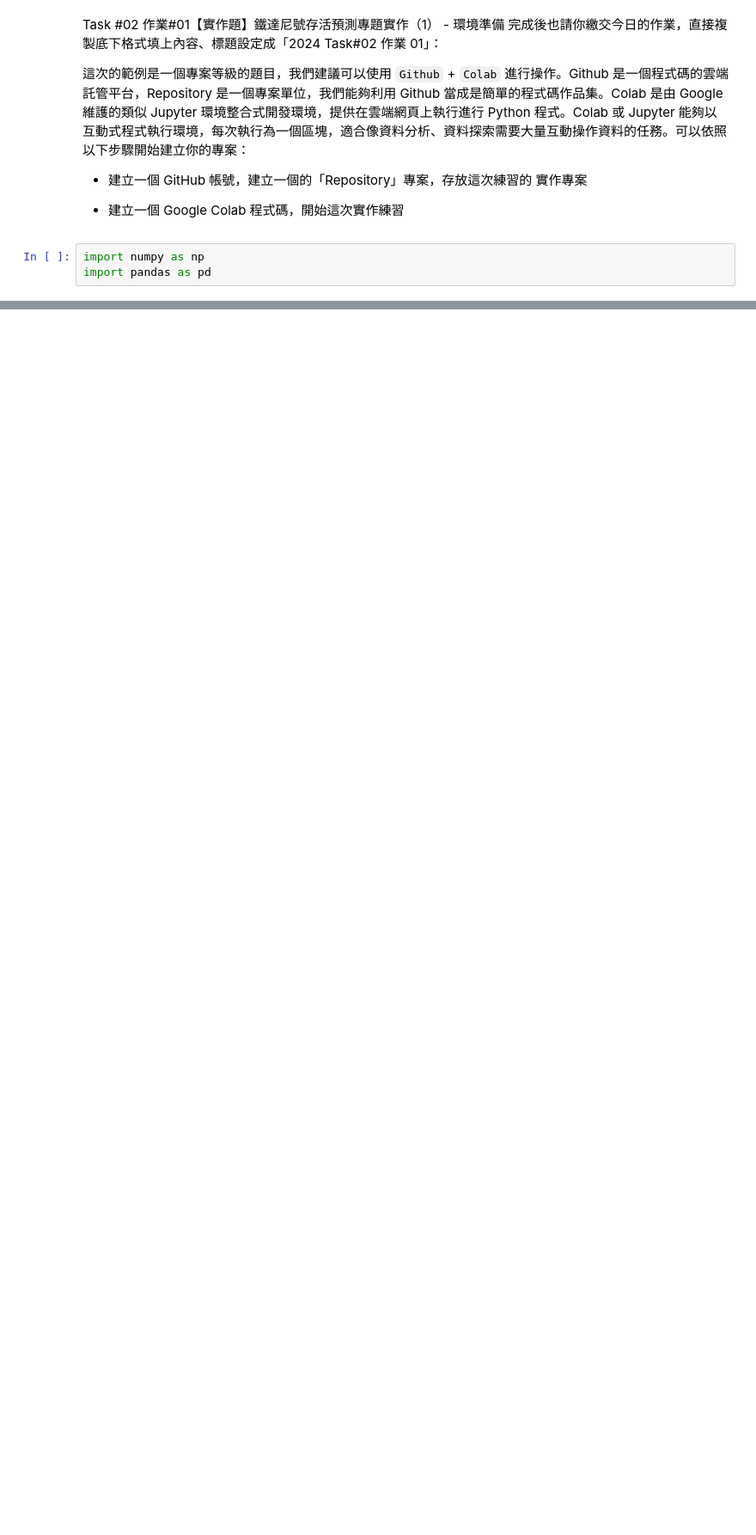
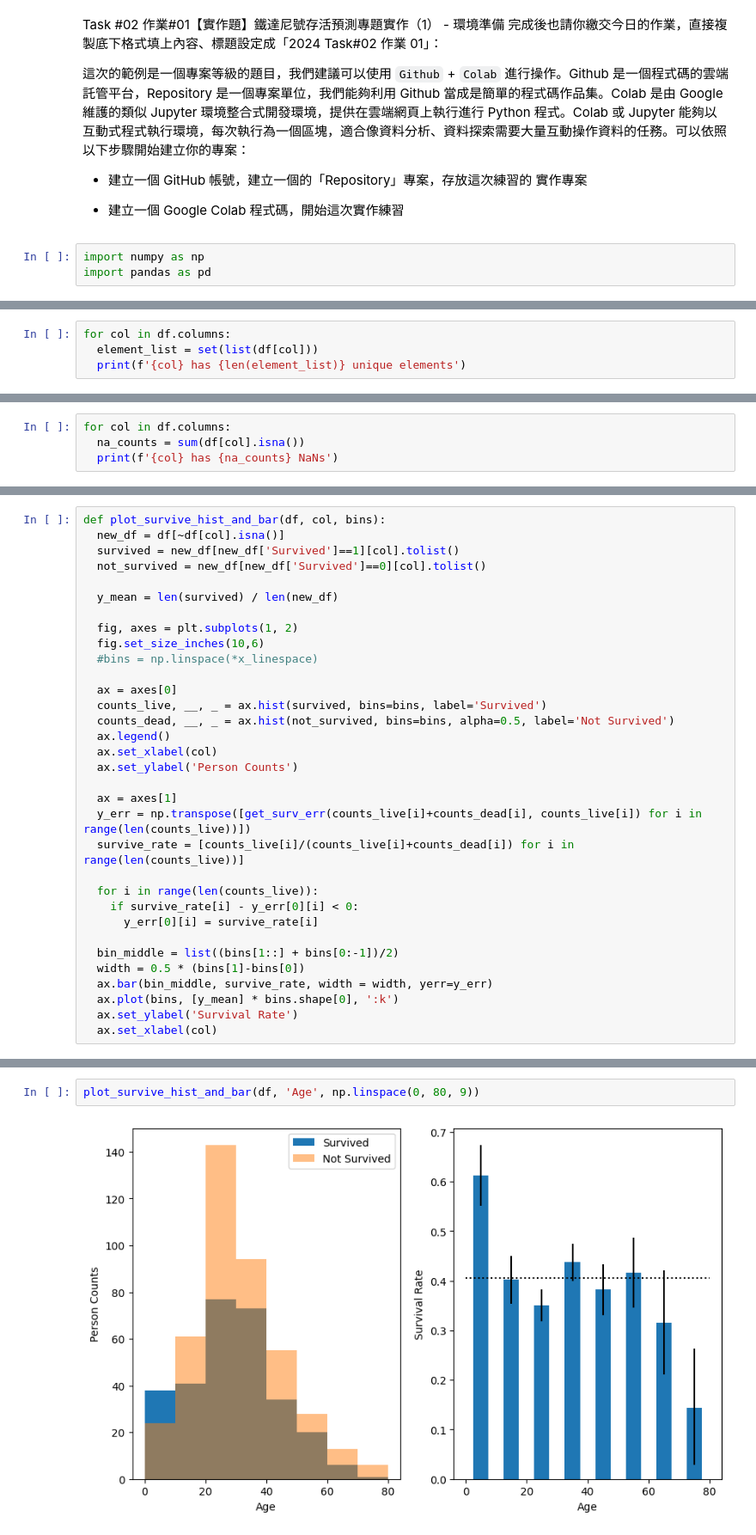
Before and after one commit to skyjadel/chang-s_titanic, a Jupyter notebook: Task_02_作業_01.ipynb, the cells around one changed output, grey strips where cells are left out. Shown: that part at 86% size. Drawn from its saved outputs; the diff is of its cells as text; blank space fills up the shorter version.

```diff
--- a/Task_02_作業_01.ipynb
+++ b/Task_02_作業_01.ipynb
@@ -14,0 +32,4 @@ import pandas as pd
+# %%
+for col in df.columns:
+  element_list = set(list(df[col]))
+  print(f'{col} has {len(element_list)} unique elements')
@@ -14,0 +49,4 @@ import pandas as pd
+# %%
+for col in df.columns:
+  na_counts = sum(df[col].isna())
+  print(f'{col} has {na_counts} NaNs')
@@ -14,0 +96,33 @@ import pandas as pd
+# %%
+def plot_survive_hist_and_bar(df, col, bins):
+  new_df = df[~df[col].isna()]
+  survived = new_df[new_df['Survived']==1][col].tolist()
+  not_survived = new_df[new_df['Survived']==0][col].tolist()
+
+  y_mean = len(survived) / len(new_df)
+
+  fig, axes = plt.subplots(1, 2)
+  fig.set_size_inches(10,6)
+  #bins = np.linspace(*x_linespace)
+
+  ax = axes[0]
+  counts_live, __, _ = ax.hist(survived, bins=bins, label='Survived')
+  counts_dead, __, _ = ax.hist(not_survived, bins=bins, alpha=0.5, label='Not Survived')
+  ax.legend()
+  ax.set_xlabel(col)
+  ax.set_ylabel('Person Counts')
+
+  ax = axes[1]
+  y_err = np.transpose([get_surv_err(counts_live[i]+counts_dead[i], counts_live[i]) for i in range(len(counts_live))])
+  survive_rate = [counts_live[i]/(counts_live[i]+counts_dead[i]) for i in range(len(counts_live))]
+
+  for i in range(len(counts_live)):
+    if survive_rate[i] - y_err[0][i] < 0:
+      y_err[0][i] = survive_rate[i]
+
+  bin_middle = list((bins[1::] + bins[0:-1])/2)
+  width = 0.5 * (bins[1]-bins[0])
+  ax.bar(bin_middle, survive_rate, width = width, yerr=y_err)
+  ax.plot(bins, [y_mean] * bins.shape[0], ':k')
+  ax.set_ylabel('Survival Rate')
+  ax.set_xlabel(col)
@@ -14,0 +165,4 @@ import pandas as pd
+# %%
+plot_survive_hist_and_bar(df, 'Age', np.linspace(0, 80, 9))
+# %% [output]
+[figure, added]
```
Also changed, not shown: parts of 30 cells of this notebook.
